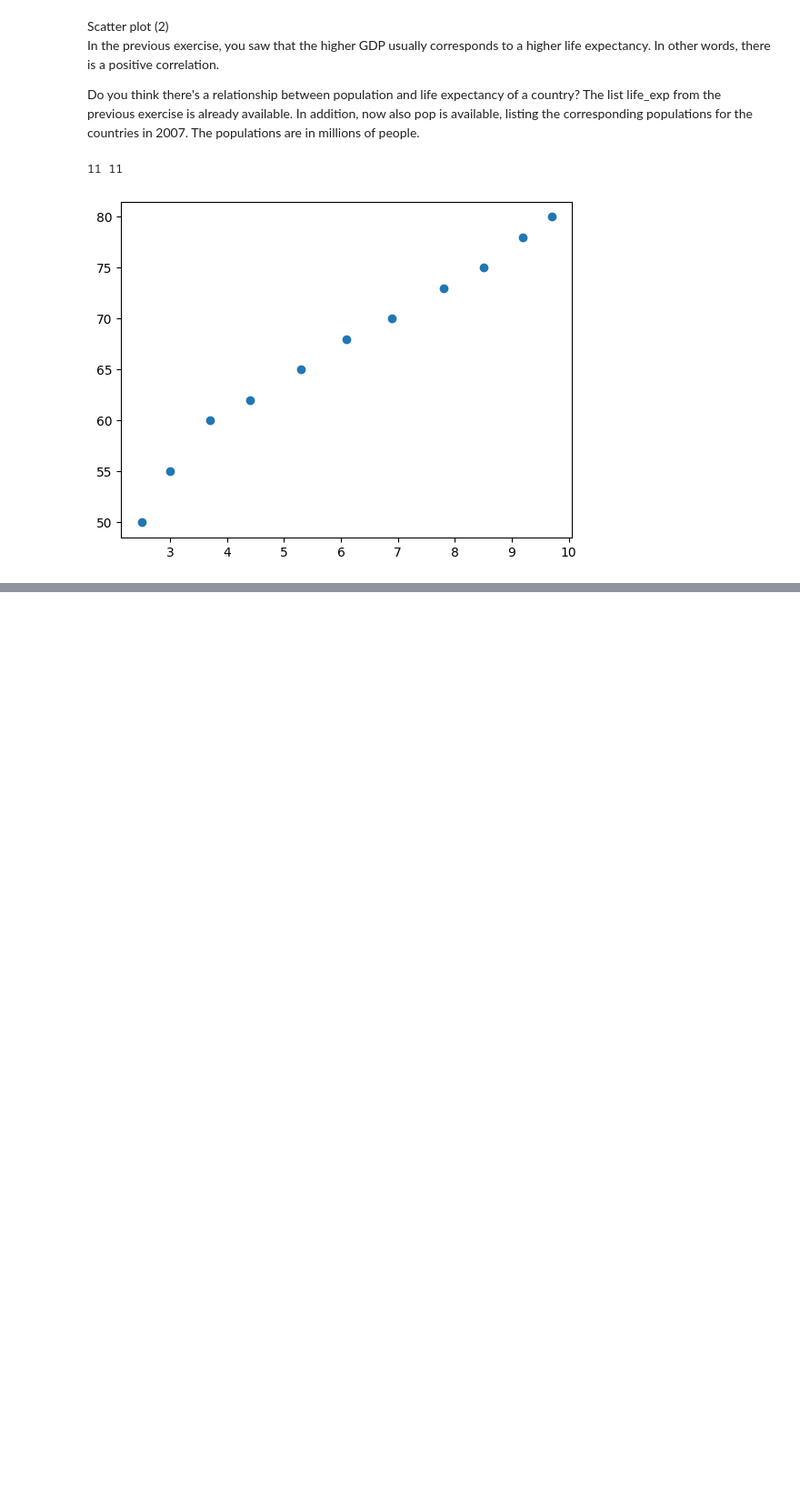
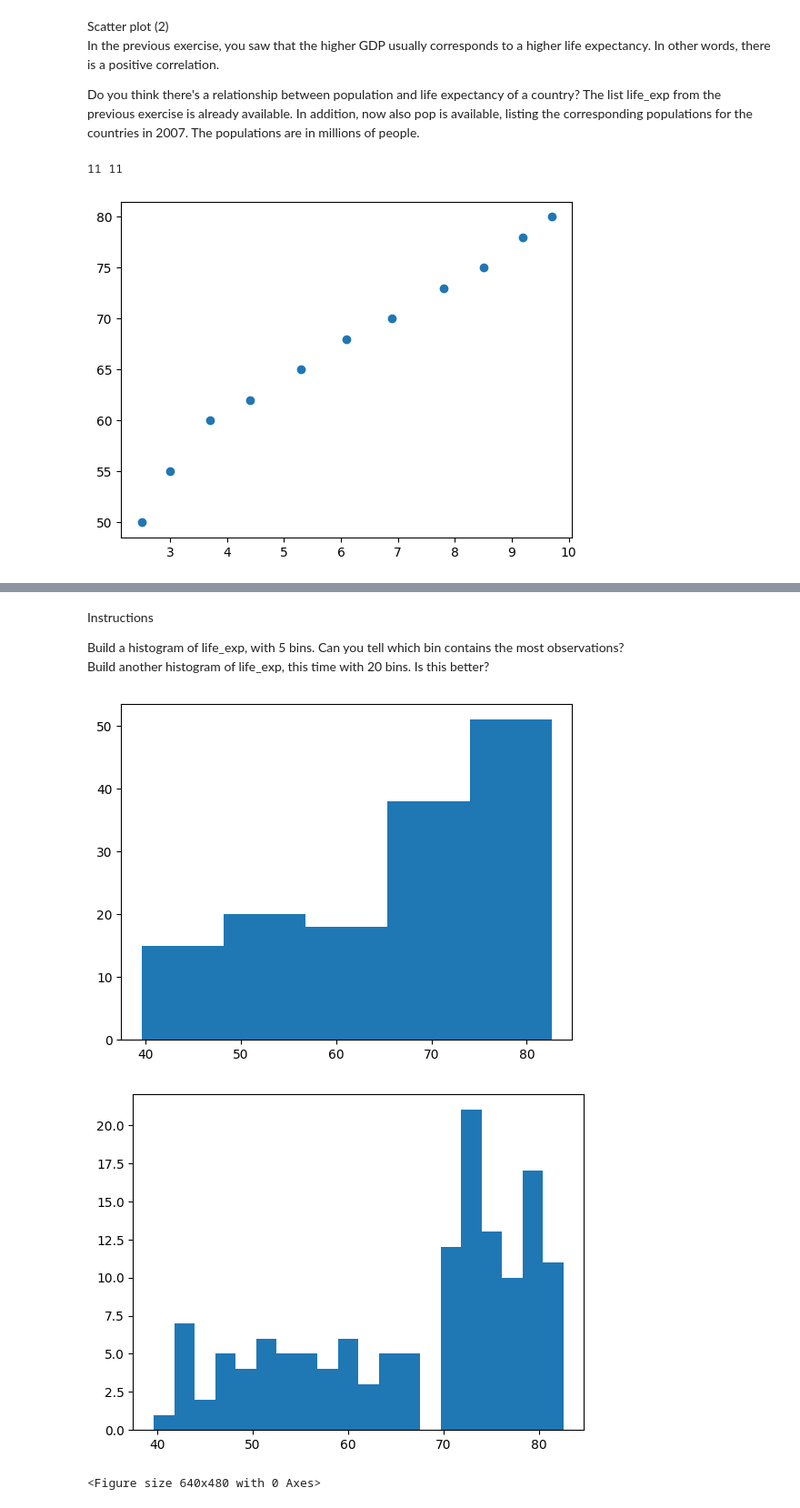
Before and after one commit to lachemontes/DS_python, a Jupyter notebook: notes/Intermediate/matplotlib.ipynb, the cells around one changed output, grey strips where cells are left out. Shown: that part at 91% size. Saved outputs shown, nothing was run; the diff lists cells and outputs as text; code cells hidden in the pictures; blank space fills up the shorter version.

```diff
--- a/notes/Intermediate/matplotlib.ipynb
+++ b/notes/Intermediate/matplotlib.ipynb
@@ -157,0 +186,23 @@ plt.show()
+# %% [markdown]
+Instructions <br>
+
+Build a histogram of life_exp, with 5 bins. Can you tell which bin contains the most observations?<br>
+Build another histogram of life_exp, this time with 20 bins. Is this better?<br>
+# %%
+# Build histogram with 5 bins
+plt.hist(life_exp, bins=5)
+
+# Show and clean up plot
+plt.show()
+plt.clf()
+
+# Build histogram with 20 bins
+plt.hist(life_exp, bins=20)
+
+# Show and clean up again
+plt.show()
+plt.clf()
+# %% [output]
+[figure, added]
+[figure, added]
+<Figure size 640x480 with 0 Axes>
```
Also changed, not shown: parts of 9 cells of this notebook, 1 other file.
